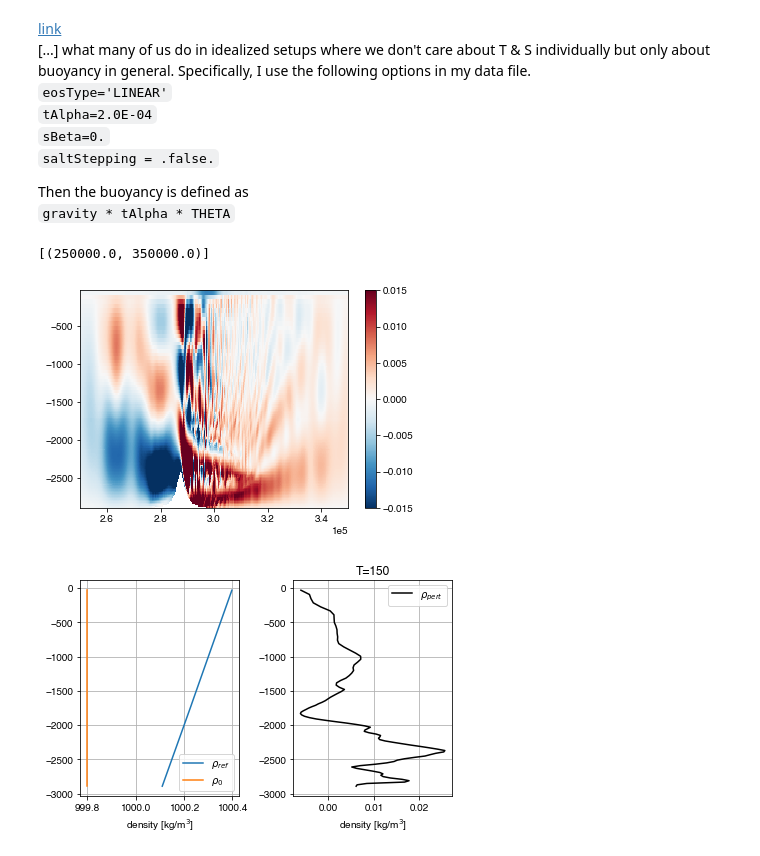
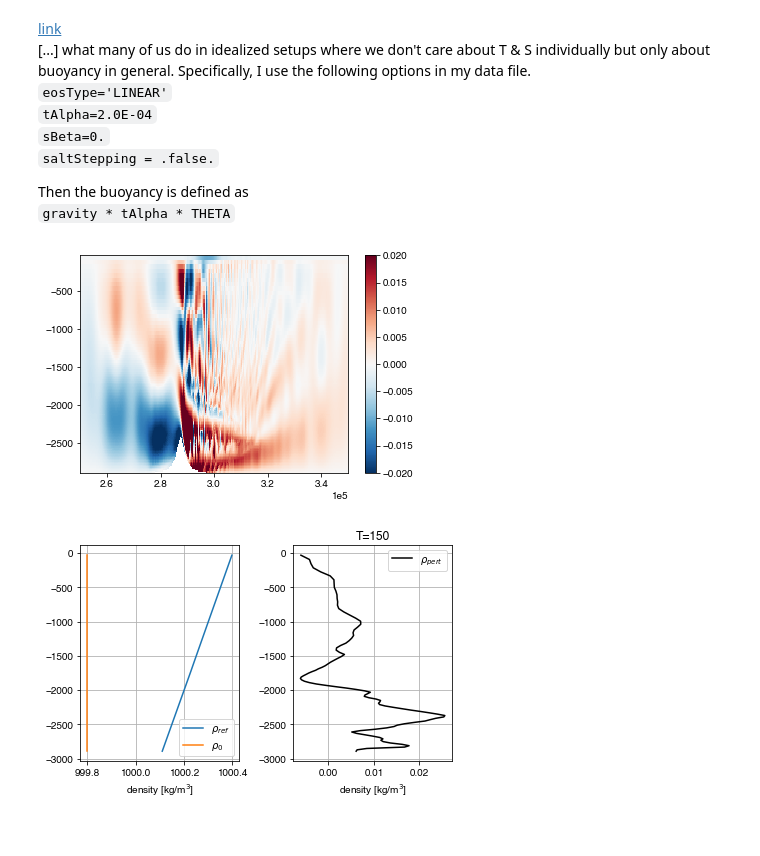
Before and after one commit to gunnarvoet/flow-across-bump, a Jupyter notebook: analysis/bump_analysis.ipynb, the cells around one changed output. Drawn from its saved outputs; the diff is of its cells as text; code cells hidden in the pictures.

```diff
--- a/analysis/bump_analysis.ipynb
+++ b/analysis/bump_analysis.ipynb
@@ -42,8 +42,8 @@ warnings.filterwarnings('ignore')
 ## Read model data
 Start looking at the non-hydrostatic run B6. Will compare results with hydrostatic B5 later.
 # %%
-# DataDir = '/Volumes/svalbard/mitgcm/bump/B6/run/allmnc/'
-DataDir = '/Users/gunnar/Projects/model/bump_data/B6/allmnc/'
+DataDir = '/Volumes/svalbard/mitgcm/bump/B6/run/allmnc/'
+# DataDir = '/Users/gunnar/Projects/model/bump_data/B6/allmnc/'
 
 # read grid parameters, diagnostics output and state variables
 b6 = xr.open_dataset(DataDir+'diag1.glob.nc')
@@ -336,13 +344,11 @@ rhopert = rho0*talpha*(temp-trefm)
 rhoref = rho0*(1+talpha*trefm)
 # %%
 rhopm = np.ma.masked_where(np.squeeze(grid.HFacC)<1, rhopert[120,:,:])
-plt.pcolormesh(grid.Y,grid.Z,rhopm,cmap='RdBu_r',vmin=-0.015,vmax=0.015)
+plt.pcolormesh(grid.Y,grid.Z,rhopm,cmap='RdBu_r',vmin=-0.02,vmax=0.02)
 plt.colorbar();
-plt.gca().set(xlim=(2.5e5,3.5e5))
-# plt.gca().invert_yaxis()
+plt.gca().set(xlim=(2.5e5,3.5e5));
 # %% [output]
-[(250000.0, 350000.0)]
-[figure, old version]
+[figure, new version]
 # %%
 fig, ax = plt.subplots(ncols=2)
 ax[0].plot(rhoref[:,1250],grid.Z,label=r'$\rho_{ref}$')
```
Also changed, not shown: parts of 78 cells of this notebook.
